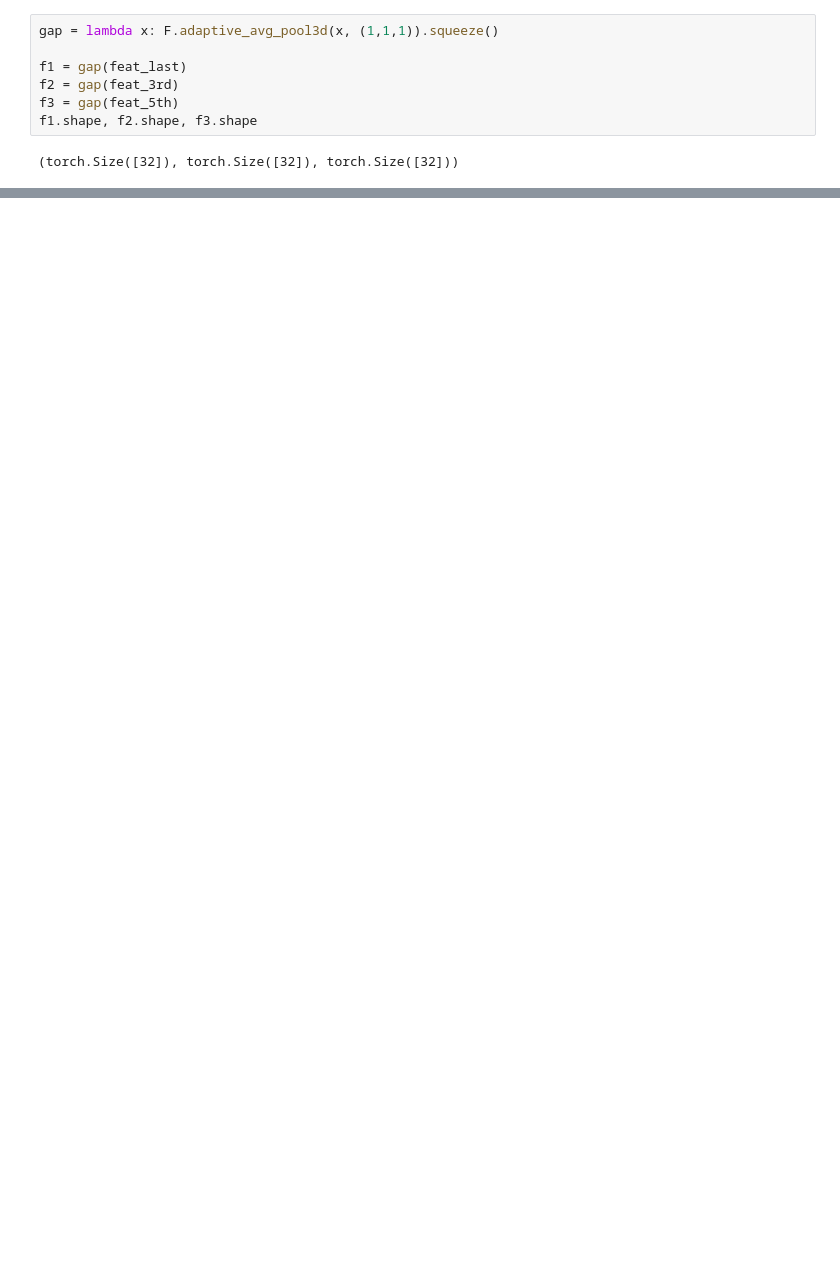
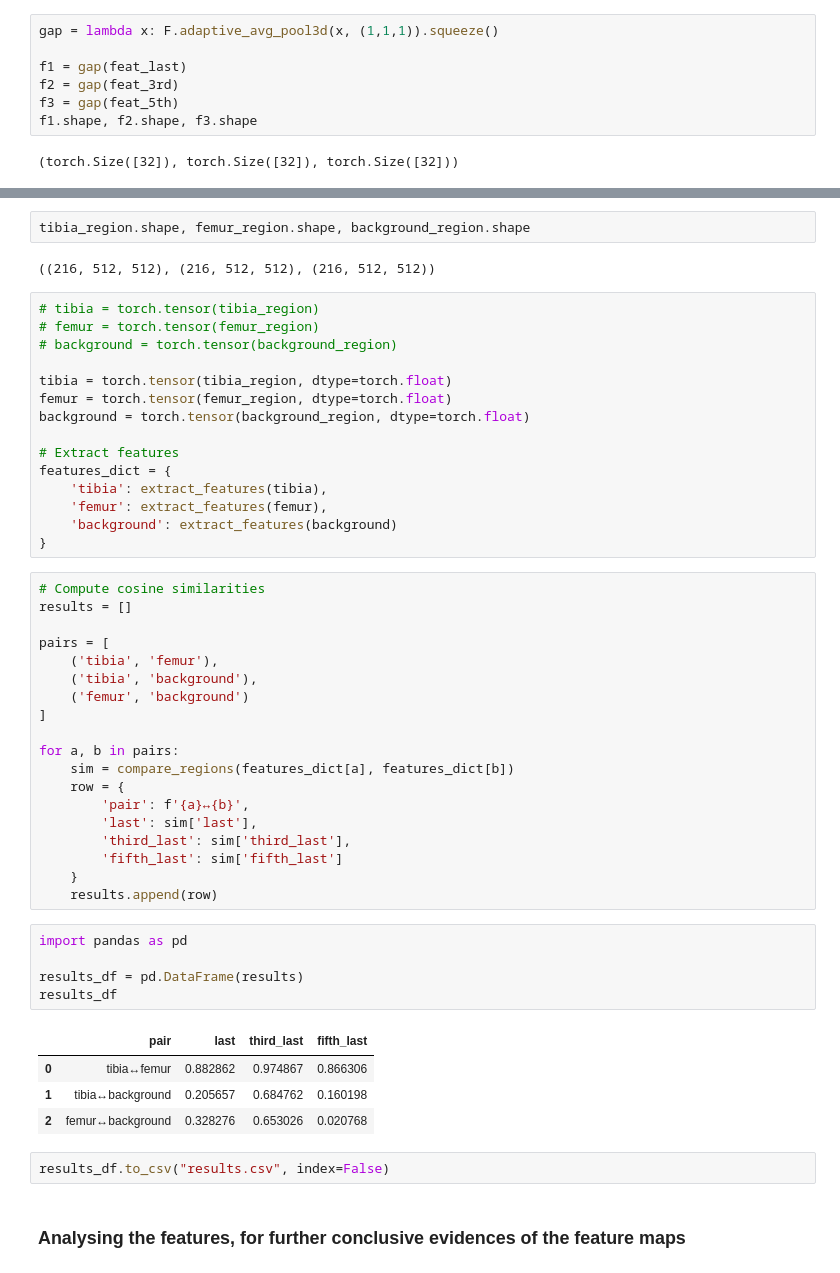
Before and after one commit to S-acharya57/Medical-Imaging-Tasks, a Jupyter notebook: DeepLearningTask/dl.ipynb, the cells around one changed output, grey strips where cells are left out. Cells and saved outputs as stored; diff of their text form; blank space fills up the shorter version.

Commit message:
Computed necessary cosine similarities between all regions and exported to csv too.

```diff
--- a/DeepLearningTask/dl.ipynb
+++ b/DeepLearningTask/dl.ipynb
@@ -285,0 +403,52 @@ f1.shape, f2.shape, f3.shape
+# %%
+tibia_region.shape, femur_region.shape, background_region.shape
+# %% [output]
+((216, 512, 512), (216, 512, 512), (216, 512, 512))
+# %%
+# tibia = torch.tensor(tibia_region)
+# femur = torch.tensor(femur_region)
+# background = torch.tensor(background_region)
+
+tibia = torch.tensor(tibia_region, dtype=torch.float)
+femur = torch.tensor(femur_region, dtype=torch.float)
+background = torch.tensor(background_region, dtype=torch.float)
+
+# Extract features
+features_dict = {
+    'tibia': extract_features(tibia),
+    'femur': extract_features(femur),
+    'background': extract_features(background)
+}
+# %%
+# Compute cosine similarities
+results = []
+
+pairs = [
+    ('tibia', 'femur'),
+    ('tibia', 'background'),
+    ('femur', 'background')
+]
+
+for a, b in pairs:
+    sim = compare_regions(features_dict[a], features_dict[b])
+    row = {
+        'pair': f'{a}↔{b}',
+        'last': sim['last'],
+        'third_last': sim['third_last'],
+        'fifth_last': sim['fifth_last']
+    }
+    results.append(row)
+# %%
+import pandas as pd
+
+results_df = pd.DataFrame(results)
+results_df
+# %% [output]
+|  | pair | last | third_last | fifth_last |
+| 0 | tibia↔femur | 0.882862 | 0.974867 | 0.866306 |
+| 1 | tibia↔background | 0.205657 | 0.684762 | 0.160198 |
+| 2 | femur↔background | 0.328276 | 0.653026 | 0.020768 |
+# %%
+results_df.to_csv("results.csv", index=False)
+# %% [markdown]
+### Analysing the features, for further conclusive evidences of the feature maps
```
Also changed, not shown: parts of 12 cells of this notebook.
